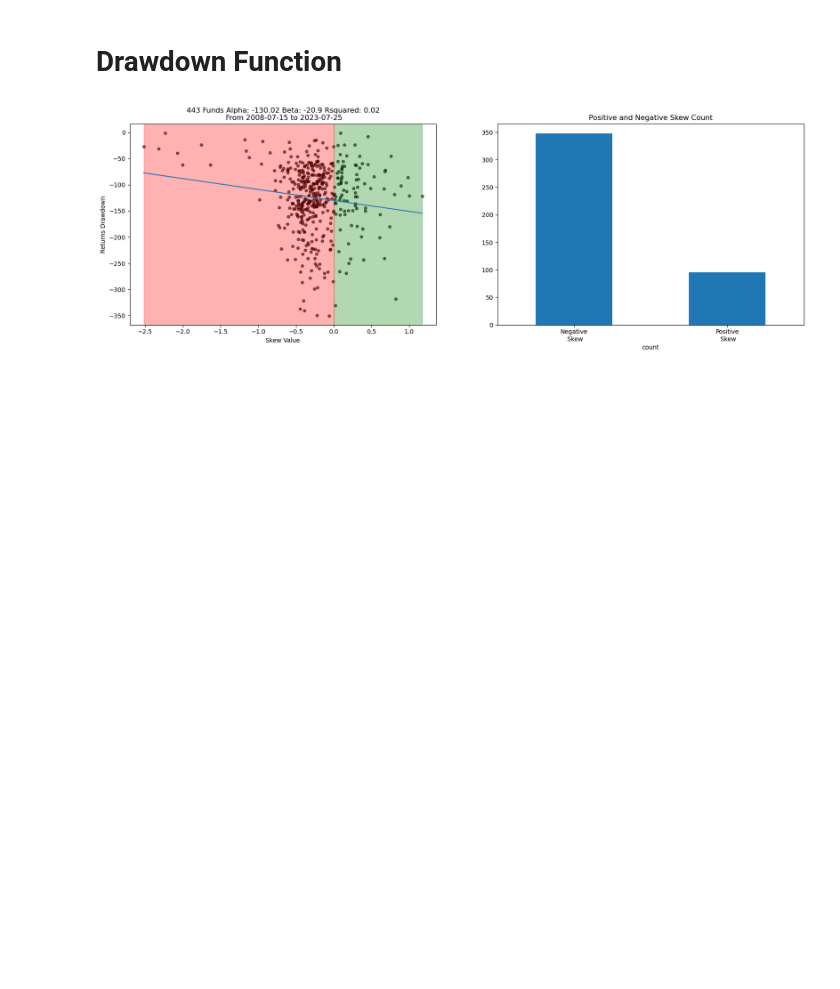
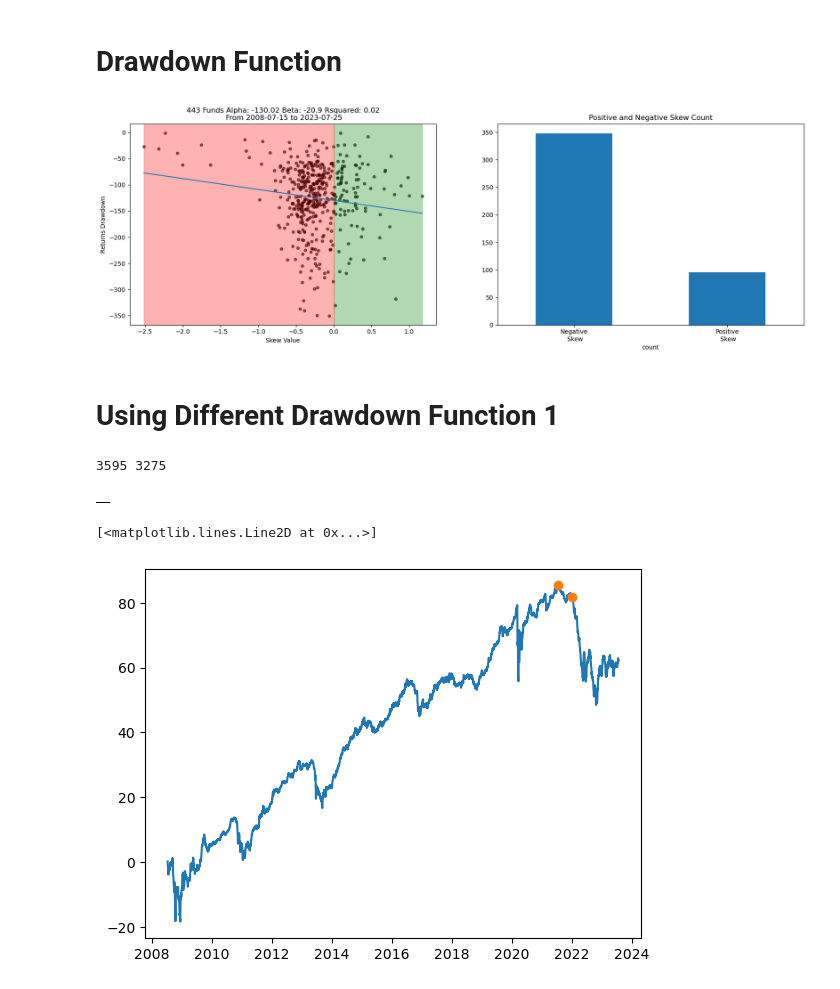
Before and after one commit to diegodalvarez/SkewDrawdown, a Jupyter notebook: analysis.ipynb, the cells around one changed output. Cells and saved outputs as stored; diff of their text form; code cells hidden in the pictures; blank space fills up the shorter version.

```diff
--- a/analysis.ipynb
+++ b/analysis.ipynb
@@ -259,3 +259,33 @@ axes[0].axvspan(df_skew_drawdown.skew_value.min(), 0, color = "red", alpha = 0.3
 axes[1].tick_params(axis='x', rotation = 360)
 # %% [output]
 [figure]
+# %% [markdown]
+# Using Different Drawdown Function 1
+# %%
+import random
+rand_int = random.randint(0, len(df_cum_plot.columns))
+# %%
+df_tmp = (df_cum_plot[[df_cum_plot.columns[rand_int]]])
+# %%
+def _drawdown(df: pd.DataFrame) -> pd.DataFrame:
+
+    time_series = df.value
+    i = np.argmax(np.maximum.accumulate(time_series) - time_series)
+    j = np.argmax(time_series[:i])
+
+    print(i, j)
+
+
+(df_tmp.reset_index().melt(
+    id_vars = "Date").
+    groupby("variable").
+    apply(_drawdown))
+# %% [output]
+3595 3275
+|  |
+# %%
+plt.plot(df_tmp)
+plt.plot([df_tmp.index[3395], df_tmp.index[3275]], [df_tmp.PWZ[3395], df_tmp.PWZ[3275]], "o")
+# %% [output]
+[<matplotlib.lines.Line2D at 0x...>]
+[figure, added]
```
Also changed, not shown: parts of 20 cells of this notebook.
